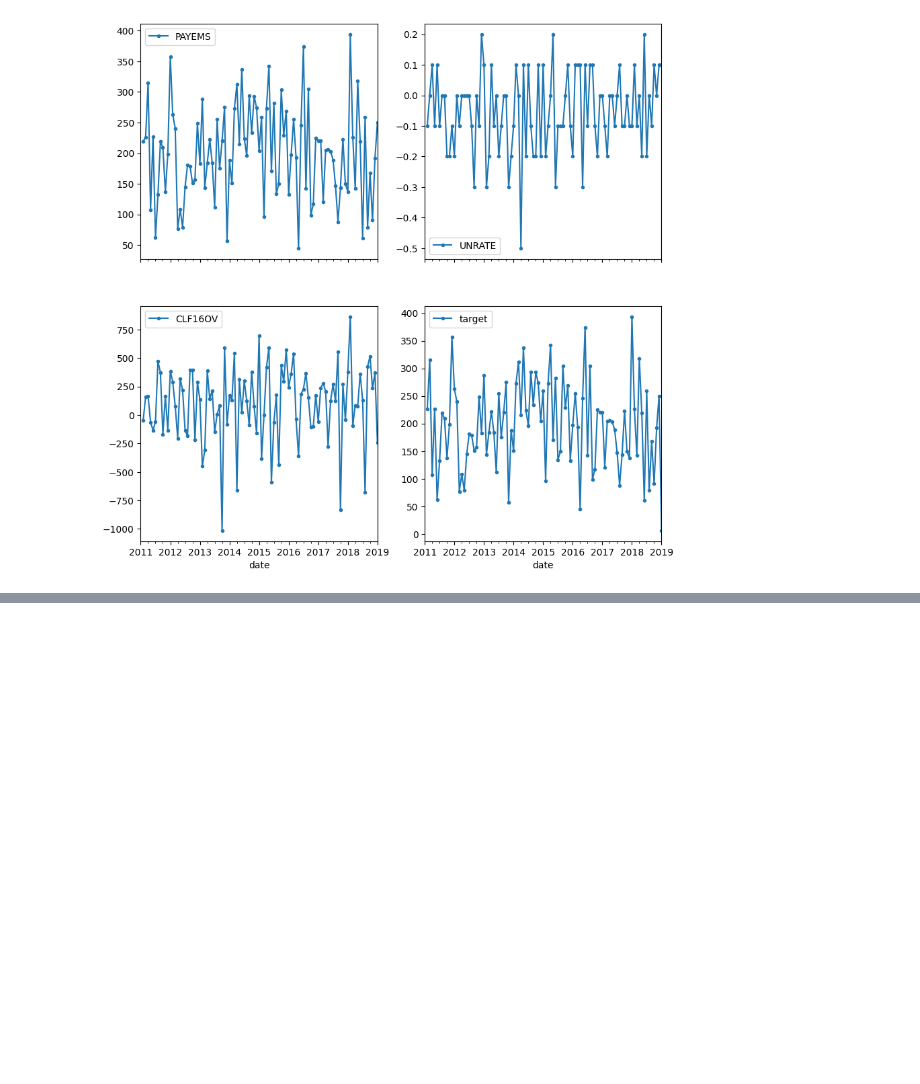
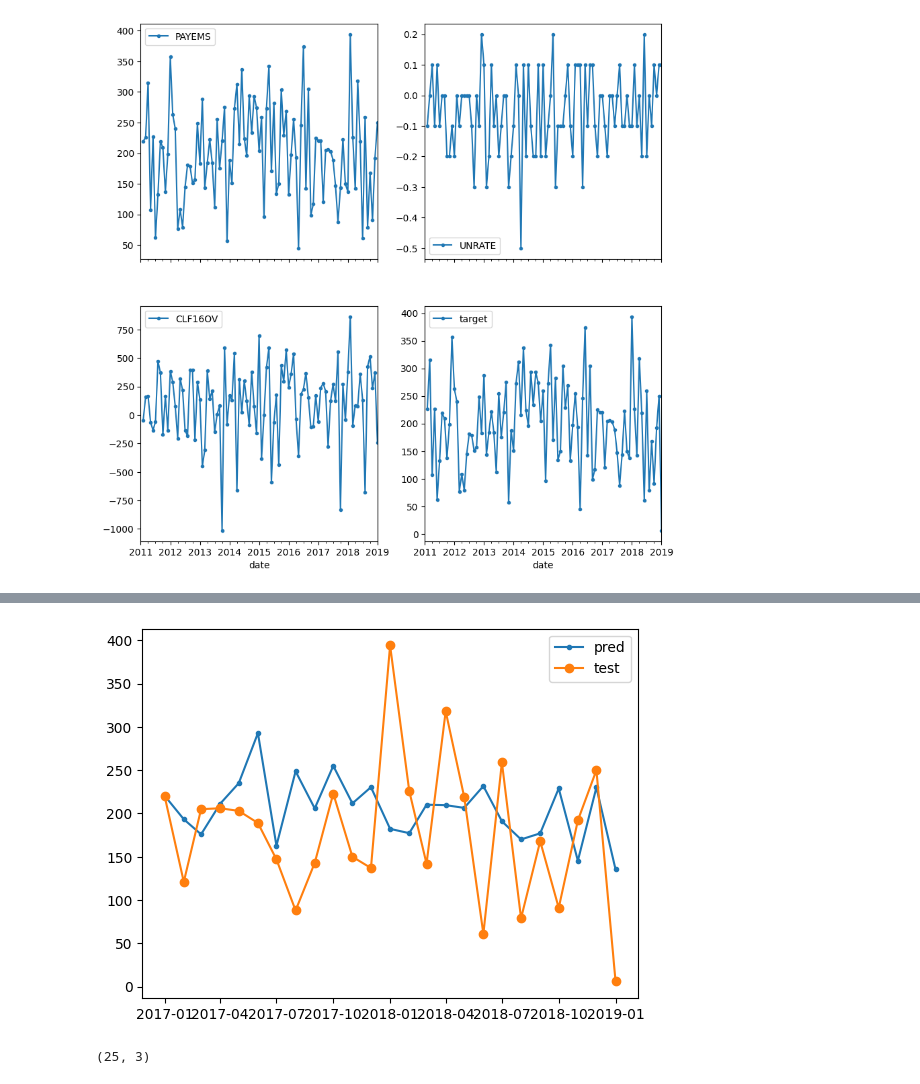
Before and after one commit to jhmuller/payems2, a Jupyter notebook: fred.ipynb, the cells around one changed output, grey strips where cells are left out. Saved outputs shown, nothing was run; the diff lists cells and outputs as text; code cells hidden in the pictures; blank space fills up the shorter version.

```diff
--- a/fred.ipynb
+++ b/fred.ipynb
@@ -120,0 +157,15 @@ for r in range(0, plot_rows):
+# %%
+pred = rf_regressor.predict(X_test)
+# %%
+ypred = pd.DataFrame(data=pred, index=y_test.index)
+#lot(x=y_pred.index, y=y_pred.values)
+plt.plot(ypred, label="pred", marker='.')
+plt.plot(y_test, label="test", marker='o')
+plt.legend()
+plt.show()
+# %% [output]
+[figure, added]
+# %%
+X_test.shape
+# %% [output]
+(25, 3)
```
Also changed, not shown: parts of 12 cells of this notebook, 3 other files.
